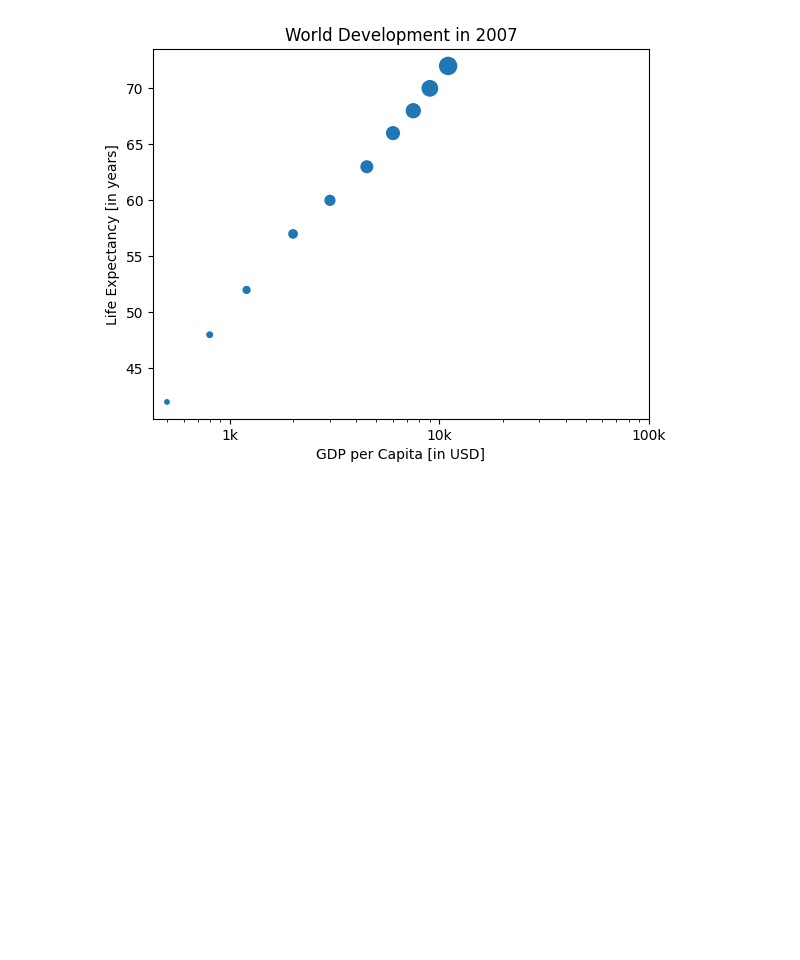
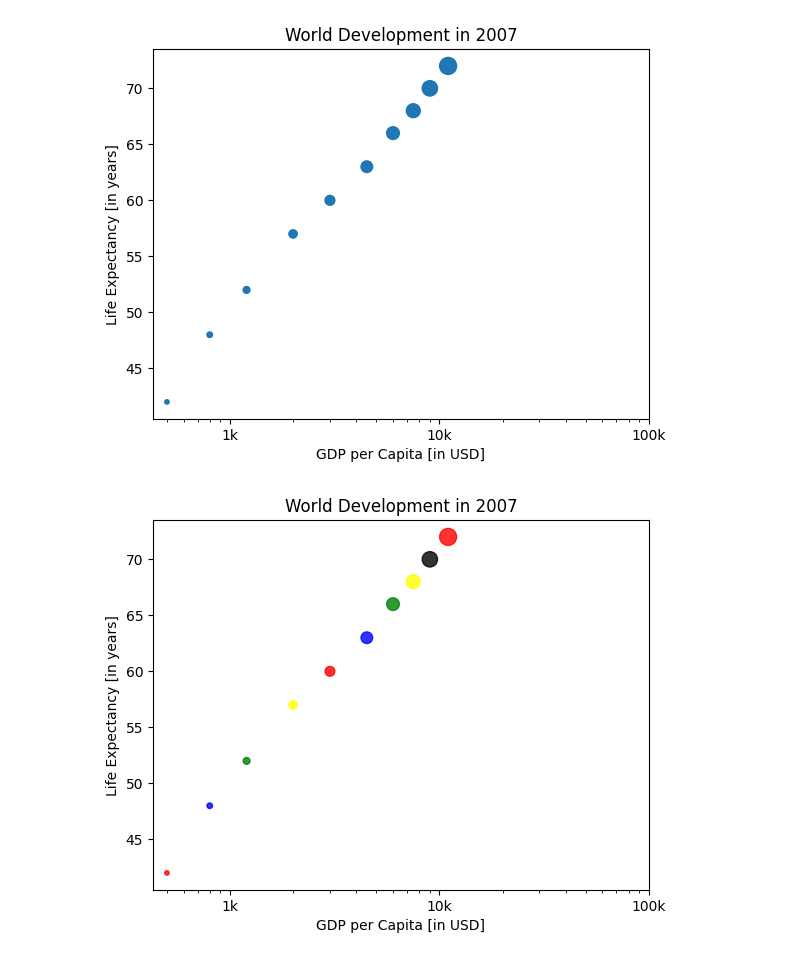
Before and after one commit to Vianney7/AI_Learning, a Jupyter notebook: Datacamp.ipynb, the cells around one changed output. Saved outputs shown, nothing was run; the diff lists cells and outputs as text; code cells hidden in the pictures; blank space fills up the shorter version.

```diff
--- a/Datacamp.ipynb
+++ b/Datacamp.ipynb
@@ -403,3 +403,58 @@ plt.xticks(
 plt.show()
 # %% [output]
 [figure]
+# %%
+import matplotlib.pyplot as plt
+import numpy as np
+
+# GDP per capita
+gdp_cap = [
+    500, 800, 1200, 2000, 3000,
+    4500, 6000, 7500, 9000, 11000
+]
+
+# Life expectancy
+life_exp = [
+    42, 48, 52, 57, 60,
+    63, 66, 68, 70, 72
+]
+
+# Population (millions)
+pop = [
+    5, 8, 12, 18, 25,
+    35, 42, 50, 61, 75
+]
+
+# Colors by continent
+col = [
+    'red', 'blue', 'green', 'yellow', 'red',
+    'blue', 'green', 'yellow', 'black', 'red'
+]
+
+# Scatter plot
+plt.scatter(
+    x=gdp_cap,
+    y=life_exp,
+    s=np.array(pop) * 2,
+    c=col,
+    alpha=0.8
+)
+
+# Logarithmic x-axis
+plt.xscale('log')
+
+# Labels and title
+plt.xlabel('GDP per Capita [in USD]')
+plt.ylabel('Life Expectancy [in years]')
+plt.title('World Development in 2007')
+
+# Custom ticks
+plt.xticks(
+    [1000, 10000, 100000],
+    ['1k', '10k', '100k']
+)
+
+# Display plot
+plt.show()
+# %% [output]
+[figure, added]
```
